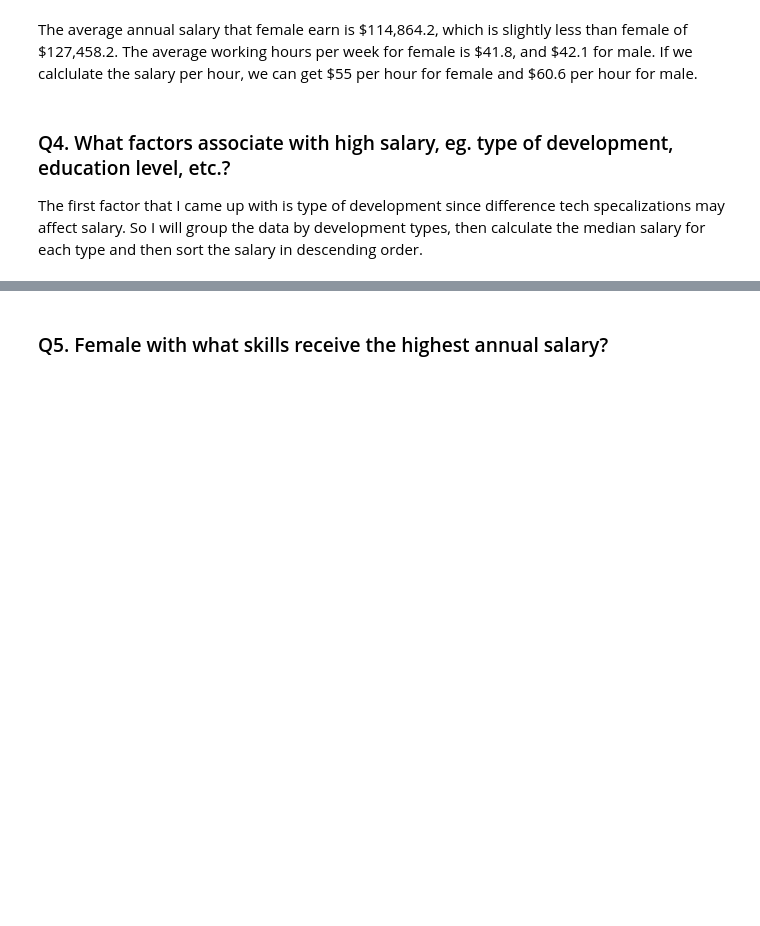
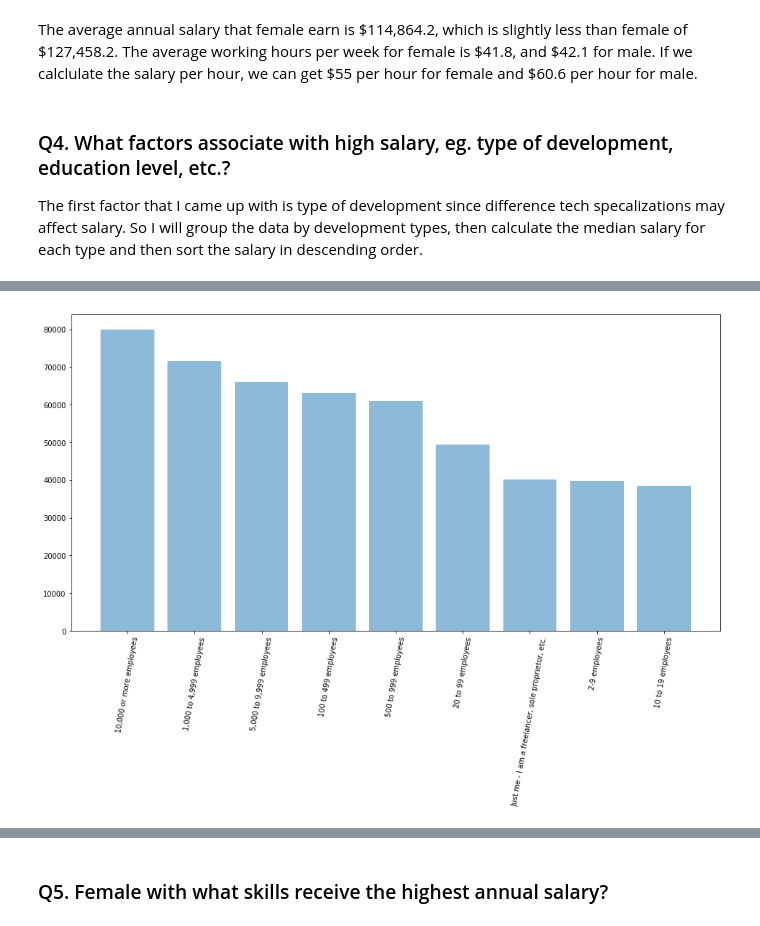
Before and after one commit to Lamasheg/stackoverflow_survey_2019, a Jupyter notebook: stackoverflow_survey.ipynb, the cells around one changed output, grey strips where cells are left out. Cells and saved outputs as stored; diff of their text form; code cells hidden in the pictures; blank space fills up the shorter version.

```diff
--- a/stackoverflow_survey.ipynb
+++ b/stackoverflow_survey.ipynb
@@ -529,0 +440,4 @@ KeyError: ''
+# %%
+orgsize_salary = women_df.loc[:,['OrgSize','ConvertedComp']].dropna()
+orgsize_salary_group = p.group_and_agg(p.split_and_concat(orgsize_salary,'OrgSize','ConvertedComp'),'OrgSize').reset_index(drop=True)
+orgsize_salary_group
@@ -529,0 +455,8 @@ KeyError: ''
+# %%
+plt.figure(figsize=(16,8))
+y_pos = np.arange(orgsize_salary_group.shape[0])
+plt.bar(y_pos, orgsize_salary_group['ConvertedComp'],alpha=0.5)
+plt.xticks(y_pos,orgsize_salary_group['OrgSize'],rotation=80)
+plt.show()
+# %% [output]
+[figure, added]
```
Also changed, not shown: parts of 57 cells of this notebook.
